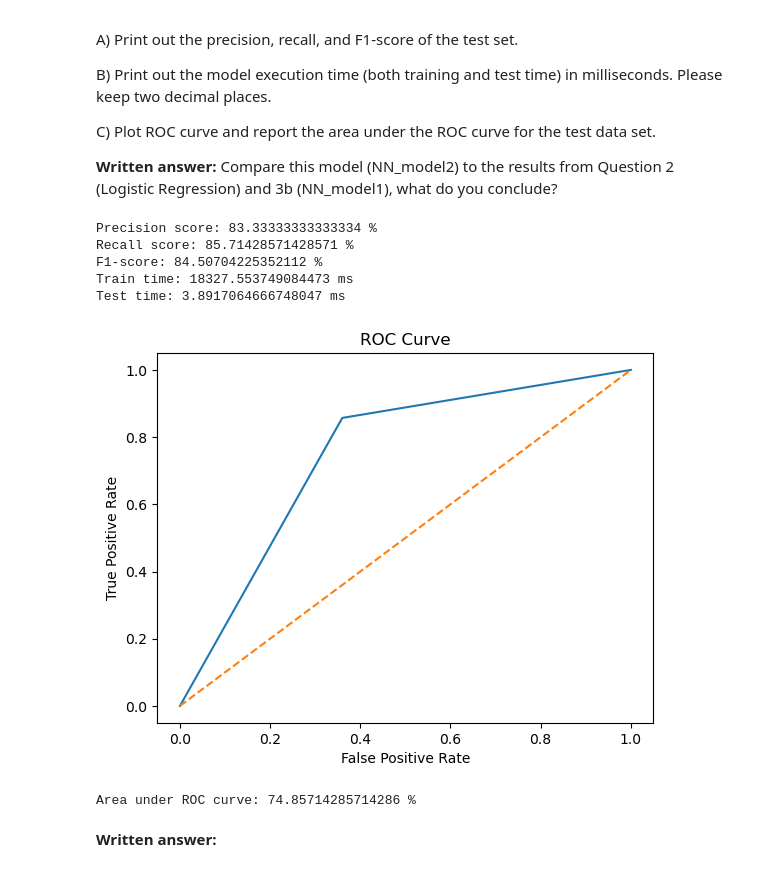
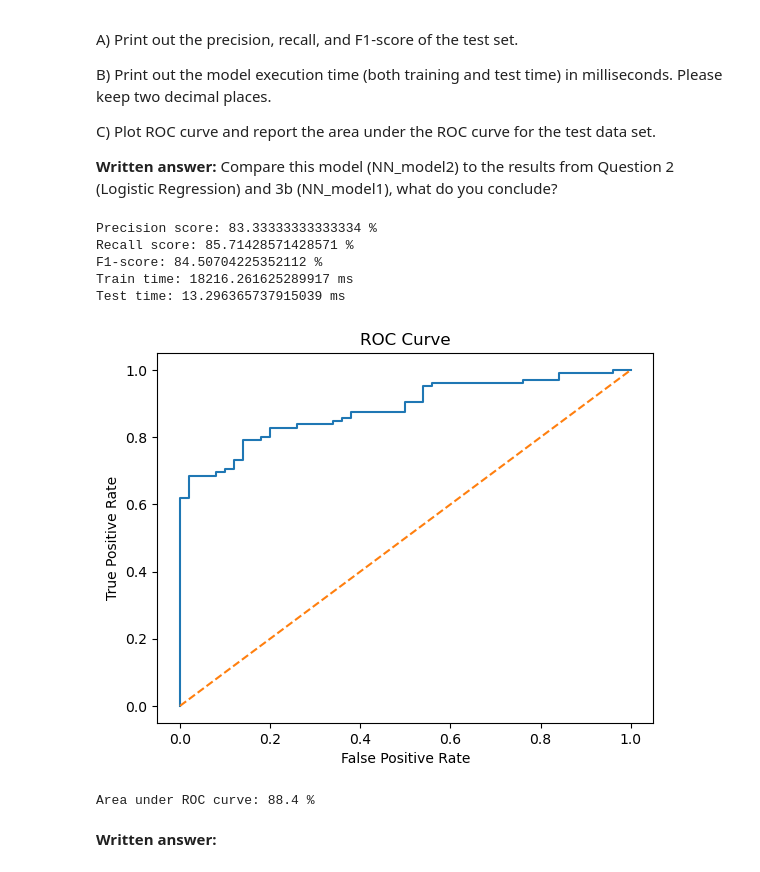
Before and after one commit to aabusha3/Neural-Network_DS3000-7, a Jupyter notebook: aabusha3_Assignment_7.ipynb, the cells around one changed output. Drawn from its saved outputs; the diff is of its cells as text; code cells hidden in the pictures.

```diff
--- a/aabusha3_Assignment_7.ipynb
+++ b/aabusha3_Assignment_7.ipynb
@@ -205,10 +205,12 @@ B) Print out the model execution time (both training and test time) in milliseco
 
 C) Plot ROC curve and report the area under the ROC curve for the test data set.
 # %%
+softmaxer = torch.nn.Softmax(dim=1)
 start = time.time()
 Xtest_tensor = torch.tensor(Xtest_scaled)
 ypred = NN_model_1(Xtest_tensor)
 # ypred=torch.where(ypred > -1, 0, 1)
+ypred_proba = softmaxer(ypred)
 ypred = torch.argmax(ypred, dim=1)
 ypred=ypred.detach().numpy()
 
@@ -225,8 +227,9 @@ print('F1-score:', f1*100,'%')
 print('Train time:', train_time_NN_1*1000,'ms')
 print('Test time:', test_time_NN_1*1000,'ms')
 
-fpr, tpr, thresholds = roc_curve(ytest, ypred)
-auc = roc_auc_score(ytest, ypred)
+ypred_proba=ypred_proba.detach().numpy()[:,1]
+fpr, tpr, thresholds = roc_curve(ytest, ypred_proba)
+auc = roc_auc_score(ytest, ypred_proba)
 
 plt.plot(fpr, tpr, 'tab:blue')
 plt.plot([0, 1], [0, 1],'--', color='tab:orange')
@@ -251,18 +254,18 @@ Change the neural network (NN_model2) and add two hidden layers with 100 and 60
 class NN_model2(torch.nn.Module):
     def __init__(self, input_size, output_size):
         super().__init__()
-        self.fc1 = torch.nn.Linear(input_size, 100)
-        self.fc2 = torch.nn.Linear(100, 60)
-        self.fc3 = torch.nn.Linear(60, output_size)
+        self.hidden1 = torch.nn.Linear(input_size, 100)
+        self.hidden2 = torch.nn.Linear(100, 60)
+        self.hidden3 = torch.nn.Linear(60, output_size)
         self.activation = torch.nn.LogSigmoid()
 
     def forward(self, X):
         self.to(torch.float64)
-        X = self.fc1(X)
+        X = self.hidden1(X)
         X = self.activation(X)
-        X = self.fc2(X)
+        X = self.hidden2(X)
         X = self.activation(X)
-        X = self.fc3(X)
+        X = self.hidden3(X)
         X = self.activation(X)
         return X
 
@@ -312,40 +315,42 @@ __Written answer:__ Compare this model (NN_model2) to the results from Question
 start = time.time()
 Xtest_tensor = torch.tensor(Xtest_scaled)
 ypred = NN_model_2(Xtest_tensor)
+ypred_proba = softmaxer(ypred)
 ypred = torch.argmax(ypred, dim=1)
 ypred=ypred.detach().numpy()
 
 precision = precision_score(ytest, ypred)
 recall = recall_score(ytest, ypred)
 f1 = f1_score(ytest, ypred)
 end = time.time()
 test_time_NN_2 = end - start
 
 print('Precision score:', precision*100,'%')
 print('Recall score:', recall*100,'%')
 print('F1-score:', f1*100,'%')
 
 print('Train time:', train_time_NN_2*1000,'ms')
 print('Test time:', test_time_NN_2*1000,'ms')
 
-fpr, tpr, thresholds = roc_curve(ytest, ypred)
-auc = roc_auc_score(ytest, ypred)
+ypred_proba=ypred_proba.detach().numpy()[:,1]
+fpr, tpr, thresholds = roc_curve(ytest, ypred_proba)
+auc = roc_auc_score(ytest, ypred_proba)
 
 plt.plot(fpr, tpr, 'tab:blue')
 plt.plot([0, 1], [0, 1],'--', color='tab:orange')
 plt.title('ROC Curve')
 plt.xlabel('False Positive Rate')
 plt.ylabel('True Positive Rate')
 plt.show()
 
 print('Area under ROC curve:', auc*100,'%')
 # %% [output]
 Precision score: 83.33333333333334 %
 Recall score: 85.71428571428571 %
 F1-score: 84.50704225352112 %
-Train time: 18327.553749084473 ms
-Test time: 3.8917064666748047 ms
+Train time: 18216.261625289917 ms
+Test time: 13.296365737915039 ms
-[figure, old version]
+[figure, new version]
-Area under ROC curve: 74.85714285714286 %
+Area under ROC curve: 88.4 %
 # %% [markdown]
 __Written answer:__
```
Also changed, not shown: parts of 2 cells of this notebook.
